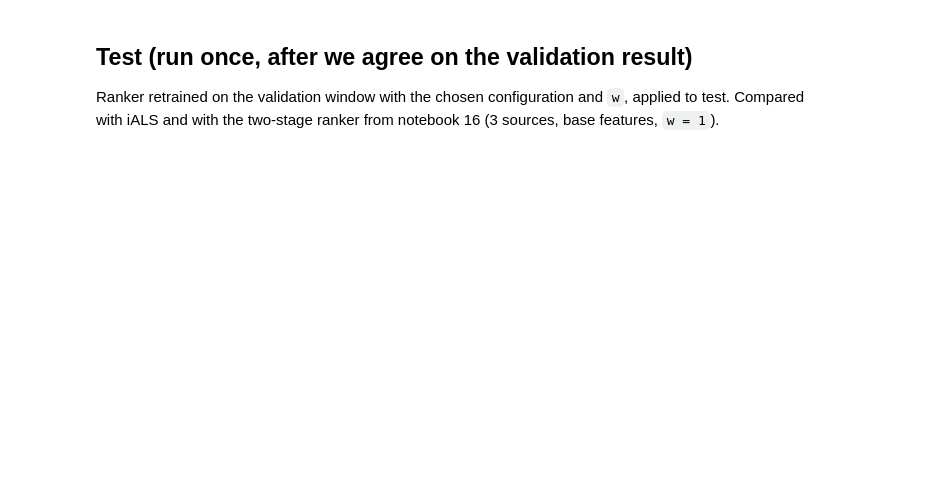
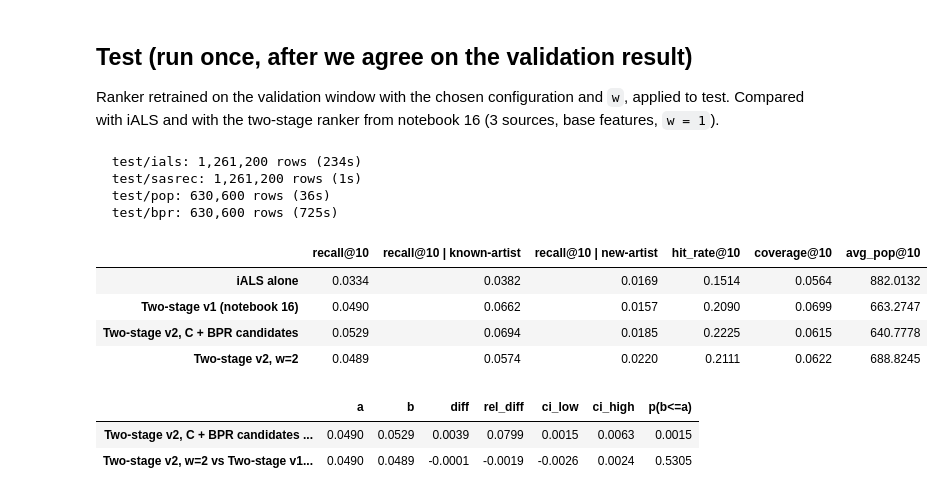
Before and after one commit to ShuC802/music-discovery-recsys, a Jupyter notebook: notebooks/yambda/17_ranker_v2.ipynb, the cells around one changed output. Drawn from its saved outputs; the diff is of its cells as text; code cells hidden in the pictures; blank space fills up the shorter version.

Commit message:
Ranker v2: organic features, BPR candidates, new-artist weighting; README

```diff
--- a/notebooks/yambda/17_ranker_v2.ipynb
+++ b/notebooks/yambda/17_ranker_v2.ipynb
@@ -172,26 +234,39 @@ Ranker retrained on the validation window with the chosen configuration and `w`,
 Compared with iALS and with the two-stage ranker from notebook 16 (3 sources, base features, `w = 1`).
 # %%
 
-RUN_TEST = False
+RUN_TEST = True
 if RUN_TEST:
     test = Split.load(config.YAMBDA_SPLIT_TEST_DIR)
     _, _, feats, sources = CFG
     c_test = build("test", test, "cands_test_sasrec.parquet", sources)
     c3_test = c_test if sources == S3 else build("test", test, "cands_test_sasrec.parquet", S3)
     na_test = artist_novelty(test, item_artist)
 
     old = R.fit_ranker(c3_val, BASE3)                                         # notebook-16 ranker
     c3_test["old"] = old.predict(c3_test[BASE3])
     new_w1 = R.fit_ranker(c_ev, feats)
     c_test["new_w1"] = new_w1.predict(c_test[feats])
     new_w = R.fit_ranker(c_ev, feats, label_col="rel", label_gain=[0, 1, W])
     c_test["new_w"] = new_w.predict(c_test[feats])
 
     res_t = {"iALS alone": evaluate_col(c3_test, test, "score_ials", "iALS", na_test),
              "Two-stage v1 (notebook 16)": evaluate_col(c3_test, test, "old", "v1", na_test),
              f"Two-stage v2, {best_step.strip()}": evaluate_col(c_test, test, "new_w1", "v2", na_test),
              f"Two-stage v2, w={W}": evaluate_col(c_test, test, "new_w", "v2w", na_test)}
     names = list(res_t)
     sig_t = pd.DataFrame({f"{n} vs {names[1]}": paired_bootstrap(res_t[names[1]]["per_user"], res_t[n]["per_user"]) for n in names[2:]}).T
     table(res_t).to_csv(OUT / "final_test_ranker_v2.csv"); sig_t.to_csv(OUT / "final_test_ranker_v2_significance.csv")
     display(table(res_t), sig_t[["a", "b", "diff", "rel_diff", "ci_low", "ci_high", "p(b<=a)"]])
+# %% [output]
+  test/ials: 1,261,200 rows (234s)
+  test/sasrec: 1,261,200 rows (1s)
+  test/pop: 630,600 rows (36s)
+  test/bpr: 630,600 rows (725s)
+|  | recall@10 | recall@10 | known-artist | recall@10 | new-artist | hit_rate@10 | coverage@10 | avg_pop@10 |
+| iALS alone | 0.0334 | 0.0382 | 0.0169 | 0.1514 | 0.0564 | 882.0132 |
+| Two-stage v1 (notebook 16) | 0.0490 | 0.0662 | 0.0157 | 0.2090 | 0.0699 | 663.2747 |
+| Two-stage v2, C + BPR candidates | 0.0529 | 0.0694 | 0.0185 | 0.2225 | 0.0615 | 640.7778 |
+| Two-stage v2, w=2 | 0.0489 | 0.0574 | 0.0220 | 0.2111 | 0.0622 | 688.8245 |
+|  | a | b | diff | rel_diff | ci_low | ci_high | p(b<=a) |
+| Two-stage v2, C + BPR candidates ... | 0.0490 | 0.0529 | 0.0039 | 0.0799 | 0.0015 | 0.0063 | 0.0015 |
+| Two-stage v2, w=2 vs Two-stage v1... | 0.0490 | 0.0489 | -0.0001 | -0.0019 | -0.0026 | 0.0024 | 0.5305 |
```
Also changed, not shown: parts of 7 cells of this notebook, 6 other files.
